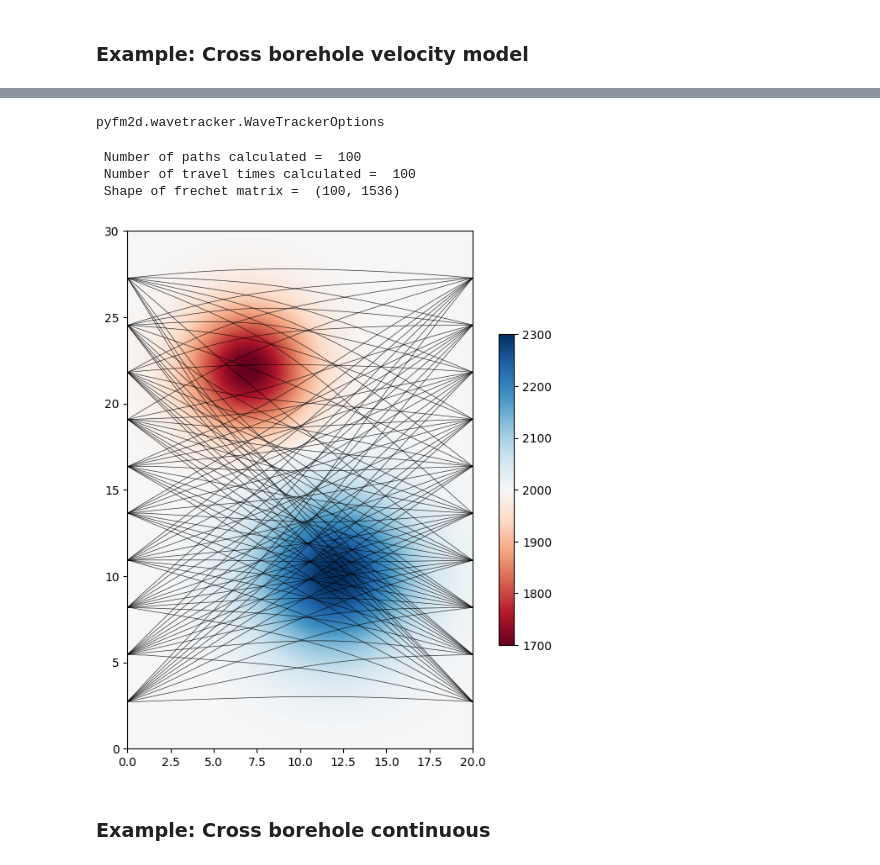
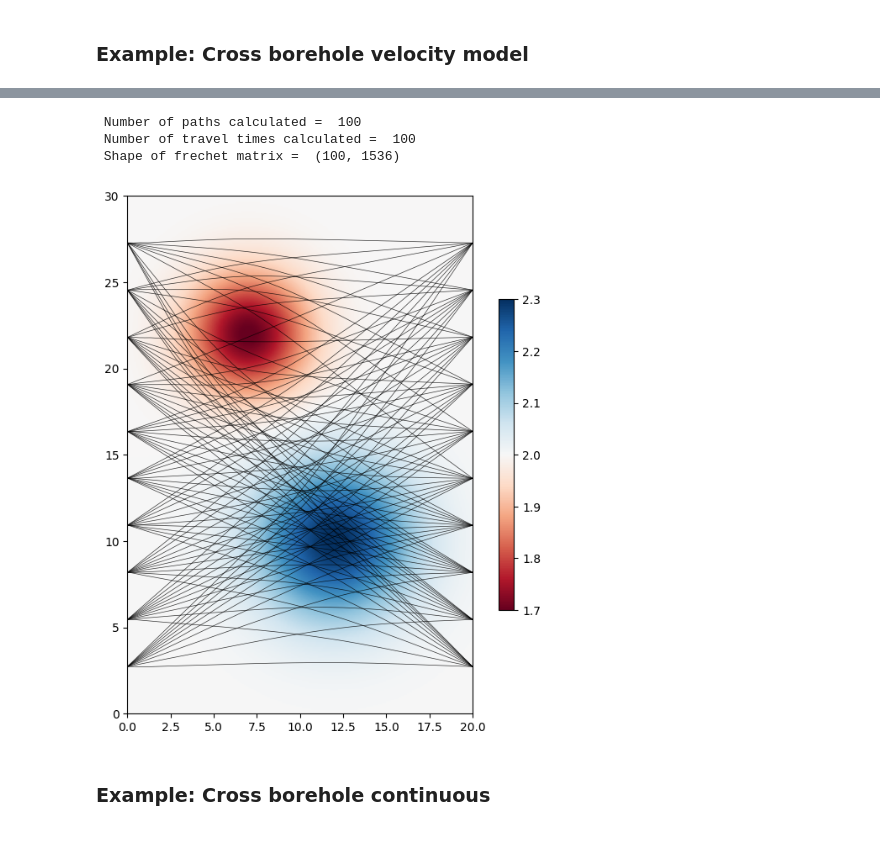
Before and after one commit to inlab-geo/pyfm2d, a Jupyter notebook: examples/FMM_demo_borehole.ipynb, the cells around one changed output, grey strips where cells are left out. Drawn from its saved outputs; the diff is of its cells as text; code cells hidden in the pictures.

```diff
--- a/examples/FMM_demo_borehole.ipynb
+++ b/examples/FMM_demo_borehole.ipynb
@@ -23,8 +23,8 @@ from scipy.stats import multivariate_normal
 
 def get_spherical_model(extent,nx,ny): # build two spherical anomaly velocity model
     # set up velocity model
-    vc1 = 1700.                           # velocity of circle 1
-    vc2 = 2300.                           # velocity of circle 2
+    vc1 = 1.7                           # velocity of circle 1
+    vc2 = 2.3                           # velocity of circle 2
     c1,rad1 = np.array([7.0,22.]),3.0     # location and radius of centre of first circle
     c2,rad2 = np.array([12.0,10.]),4.0    # location and radius of centre of first circle
     #nx,ny = 32,48                         # model discretization
@@ -42,9 +42,9 @@ def get_spherical_model(extent,nx,ny): # build two spherical anomaly velocity mo
     return m
 
 def get_gauss_model(extent,nx,ny,factor=1.): # build two gaussian anomaly velocity model
-    vc1 = 1700.*factor                           # velocity of circle 1
-    vc2 = 2300.*factor                           # velocity of circle 2
-    vb = 2000.*factor                            # background velocity
+    vc1 = 1.7*factor                           # velocity of circle 1
+    vc2 = 2.3*factor                           # velocity of circle 2
+    vb = 2.0*factor                            # background velocity
     dx = (extent[1]-extent[0])/nx                           # cell width
     dy = (extent[3]-extent[2])/ny                           # cell height
     xc = np.linspace(extent[0],extent[1],nx)    # cell centre
@@ -242,17 +246,13 @@ srcs = pyfm2d.wavetracker.generate_surface_points(
 )  # generate receivers around edge
 nr = len(recs)  # number of receivers
 ns = len(recs)  # number of sources
-# %%
-type(options)
-# %% [output]
-pyfm2d.wavetracker.WaveTrackerOptions
 # %%
 # run wave front tracker
 options = pyfm2d.WaveTrackerOptions(
     times=True,
     frechet=True,
     paths=True,
-    earthradius=6371.0,
+    cartesian=True,
 )
 
 result = pyfm2d.calc_wavefronts(velocity, recs, srcs, extent=extent, options=options)
@@ -266,15 +266,15 @@ print(" Shape of frechet matrix = ", result.frechet.shape)
 # %%
 pyfm2d.display_model(
     velocity,
     paths=result.paths,
     extent=extent,
     figsize=(8, 8),
-    clim=(1700, 2300),
+    clim=(1.7, 2.3),
     line=0.5,
     alpha=0.8,
 )
 # %% [output]
-[figure, old version]
+[figure, new version]
 # %% [markdown]
 ### Example: Cross borehole continuous
 # %%
```
Also changed, not shown: parts of 10 cells of this notebook, 5 other files.
